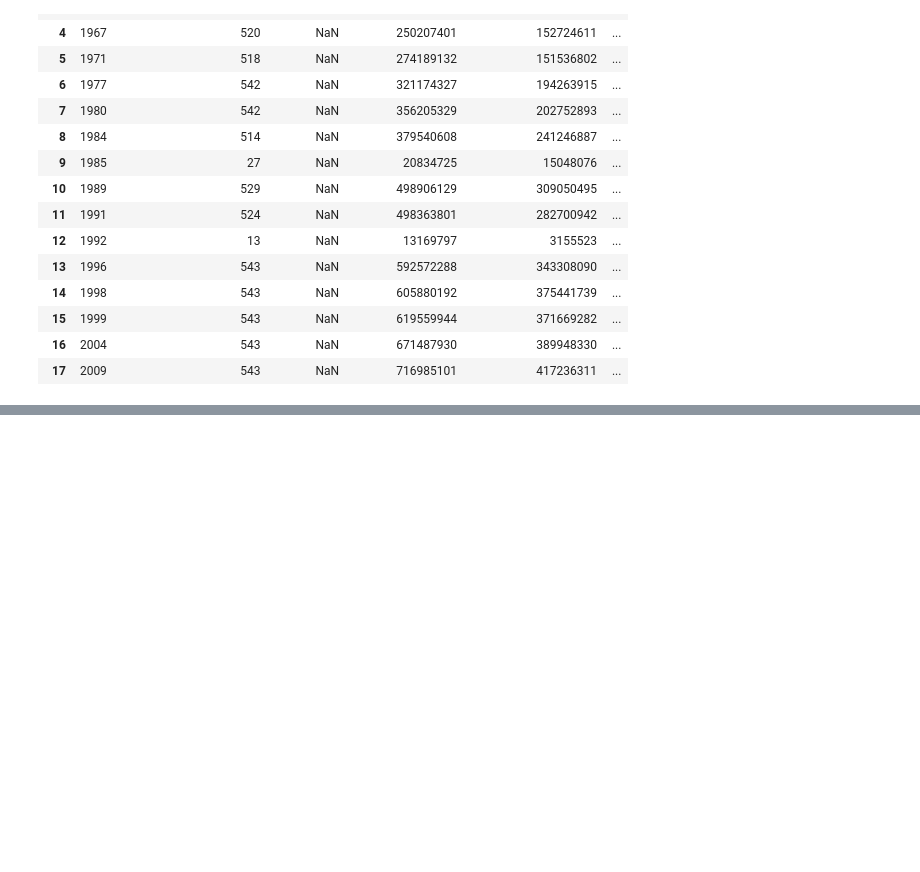
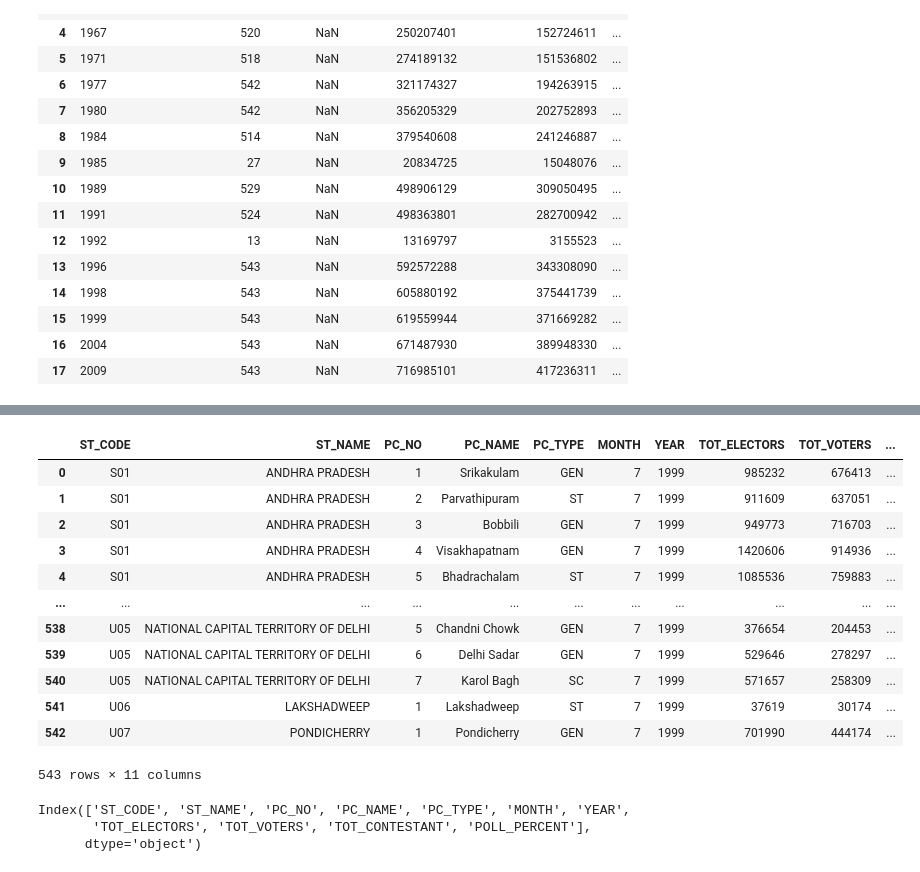
Before and after one commit to DeveloperAbhirupa/Analysis-of-Indian-General-Election, a Jupyter notebook: Code.ipynb, the cells around one changed output, grey strips where cells are left out. Drawn from its saved outputs; the diff is of its cells as text; code cells hidden in the pictures; blank space fills up the shorter version.

```diff
--- a/Code.ipynb
+++ b/Code.ipynb
@@ -58,0 +51,26 @@ fig.show()
+# %%
+ge1999 = pd.ExcelFile('Datasets/General Election/GE_1999.xls')
+# %%
+ge99el = ge1999.parse('electors')
+# %%
+ge99el
+# %% [output]
+|  | ST_CODE | ST_NAME | PC_NO | PC_NAME | PC_TYPE | MONTH | YEAR | TOT_ELECTORS | TOT_VOTERS | ... |
+| 0 | S01 | ANDHRA PRADESH | 1 | Srikakulam | GEN | 7 | 1999 | 985232 | 676413 | ... |
+| 1 | S01 | ANDHRA PRADESH | 2 | Parvathipuram | ST | 7 | 1999 | 911609 | 637051 | ... |
+| 2 | S01 | ANDHRA PRADESH | 3 | Bobbili | GEN | 7 | 1999 | 949773 | 716703 | ... |
+| 3 | S01 | ANDHRA PRADESH | 4 | Visakhapatnam | GEN | 7 | 1999 | 1420606 | 914936 | ... |
+| 4 | S01 | ANDHRA PRADESH | 5 | Bhadrachalam | ST | 7 | 1999 | 1085536 | 759883 | ... |
+| ... | ... | ... | ... | ... | ... | ... | ... | ... | ... | ... |
+| 538 | U05 | NATIONAL CAPITAL TERRITORY OF DELHI | 5 | Chandni Chowk | GEN | 7 | 1999 | 376654 | 204453 | ... |
+| 539 | U05 | NATIONAL CAPITAL TERRITORY OF DELHI | 6 | Delhi Sadar | GEN | 7 | 1999 | 529646 | 278297 | ... |
+| 540 | U05 | NATIONAL CAPITAL TERRITORY OF DELHI | 7 | Karol Bagh | SC | 7 | 1999 | 571657 | 258309 | ... |
+| 541 | U06 | LAKSHADWEEP | 1 | Lakshadweep | ST | 7 | 1999 | 37619 | 30174 | ... |
+| 542 | U07 | PONDICHERRY | 1 | Pondicherry | GEN | 7 | 1999 | 701990 | 444174 | ... |
+543 rows × 11 columns
+# %%
+ge99el.columns
+# %% [output]
+Index(['ST_CODE', 'ST_NAME', 'PC_NO', 'PC_NAME', 'PC_TYPE', 'MONTH', 'YEAR',
+       'TOT_ELECTORS', 'TOT_VOTERS', 'TOT_CONTESTANT', 'POLL_PERCENT'],
+      dtype='object')
```
Also changed, not shown: parts of 9 cells of this notebook, 4 other files.
